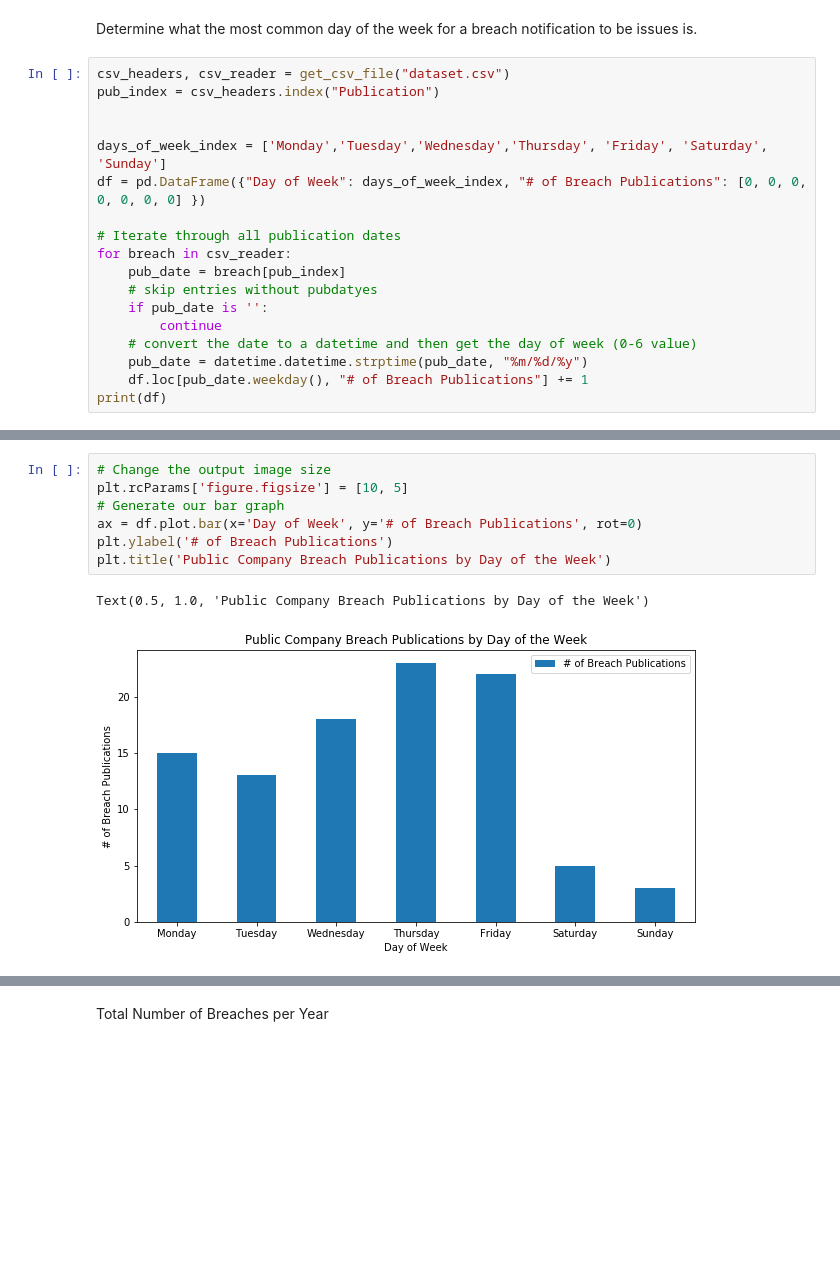
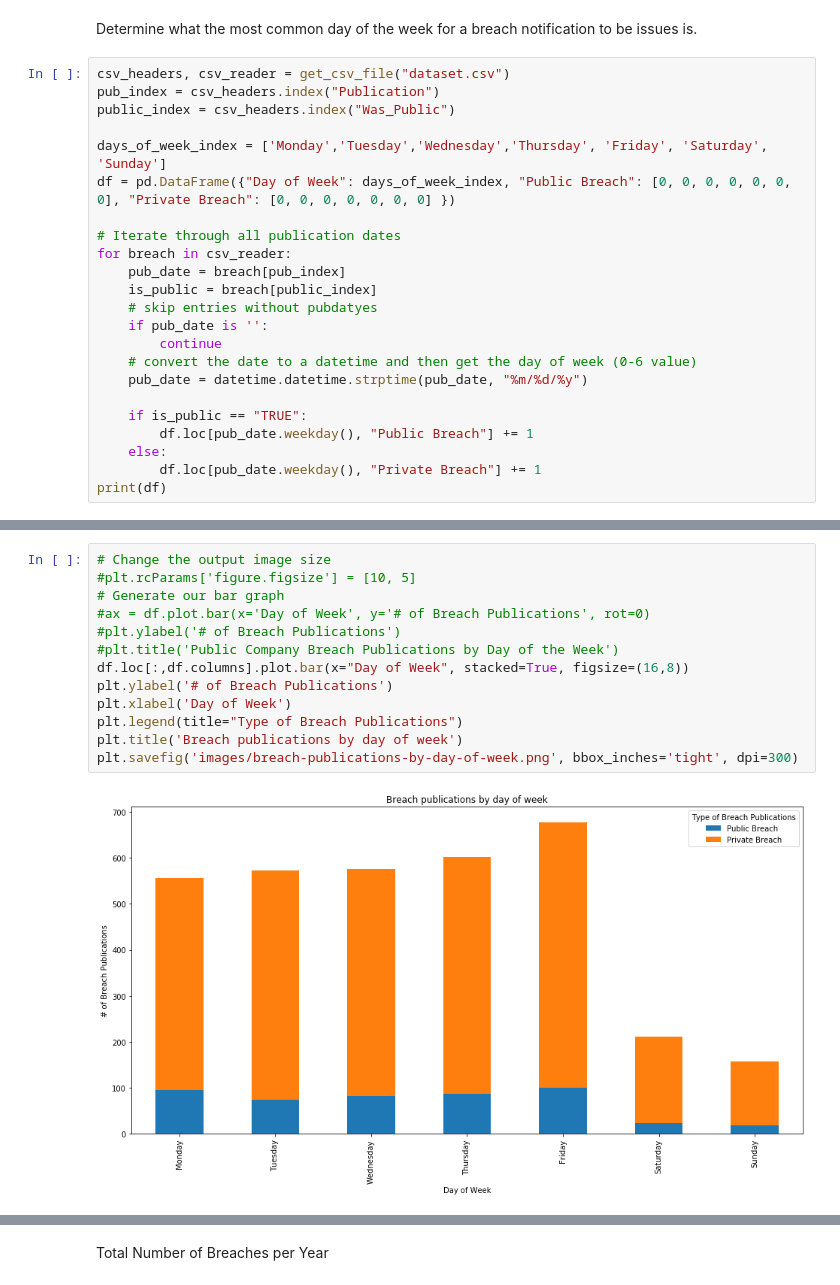
Before and after one commit to csanders-git/StockData, a Jupyter notebook: Stock_Data.ipynb, the cells around one changed output, grey strips where cells are left out. Cells and saved outputs as stored; diff of their text form; blank space fills up the shorter version.

Commit message:
updating images for of analytics for shmoocon presentation

```diff
--- a/Stock_Data.ipynb
+++ b/Stock_Data.ipynb
@@ -26,19 +26,24 @@ Determine what the most common day of the week for a breach notification to be i
 # %%
 csv_headers, csv_reader = get_csv_file("dataset.csv")
 pub_index = csv_headers.index("Publication")
-
+public_index = csv_headers.index("Was_Public")
 
 days_of_week_index = ['Monday','Tuesday','Wednesday','Thursday', 'Friday', 'Saturday', 'Sunday']
-df = pd.DataFrame({"Day of Week": days_of_week_index, "# of Breach Publications": [0, 0, 0, 0, 0, 0, 0] })
+df = pd.DataFrame({"Day of Week": days_of_week_index, "Public Breach": [0, 0, 0, 0, 0, 0, 0], "Private Breach": [0, 0, 0, 0, 0, 0, 0] })
 
 # Iterate through all publication dates
 for breach in csv_reader:
     pub_date = breach[pub_index]
+    is_public = breach[public_index]
     # skip entries without pubdatyes
     if pub_date is '':
         continue
     # convert the date to a datetime and then get the day of week (0-6 value)
     pub_date = datetime.datetime.strptime(pub_date, "%m/%d/%y")
-    df.loc[pub_date.weekday(), "# of Breach Publications"] += 1
+
+    if is_public == "TRUE":
+        df.loc[pub_date.weekday(), "Public Breach"] += 1
+    else:
+        df.loc[pub_date.weekday(), "Private Breach"] += 1
 print(df)
 # %% [output]
@@ -53,13 +58,18 @@ print(df)
 # %%
 # Change the output image size
-plt.rcParams['figure.figsize'] = [10, 5]
+#plt.rcParams['figure.figsize'] = [10, 5]
 # Generate our bar graph
-ax = df.plot.bar(x='Day of Week', y='# of Breach Publications', rot=0)
+#ax = df.plot.bar(x='Day of Week', y='# of Breach Publications', rot=0)
+#plt.ylabel('# of Breach Publications')
+#plt.title('Public Company Breach Publications by Day of the Week')
+df.loc[:,df.columns].plot.bar(x="Day of Week", stacked=True, figsize=(16,8))
 plt.ylabel('# of Breach Publications')
-plt.title('Public Company Breach Publications by Day of the Week')
+plt.xlabel('Day of Week')
+plt.legend(title="Type of Breach Publications")
+plt.title('Breach publications by day of week')
+plt.savefig('images/breach-publications-by-day-of-week.png', bbox_inches='tight', dpi=300)
 # %% [output]
-Text(0.5, 1.0, 'Public Company Breach Publications by Day of the Week')
-[figure, old version]
+[figure, new version]
 # %%
 csv_headers, csv_reader = get_csv_file("dataset.csv")
 pub_index = csv_headers.index("Publication")
```
Also changed, not shown: parts of 43 cells of this notebook, 15 other files.
